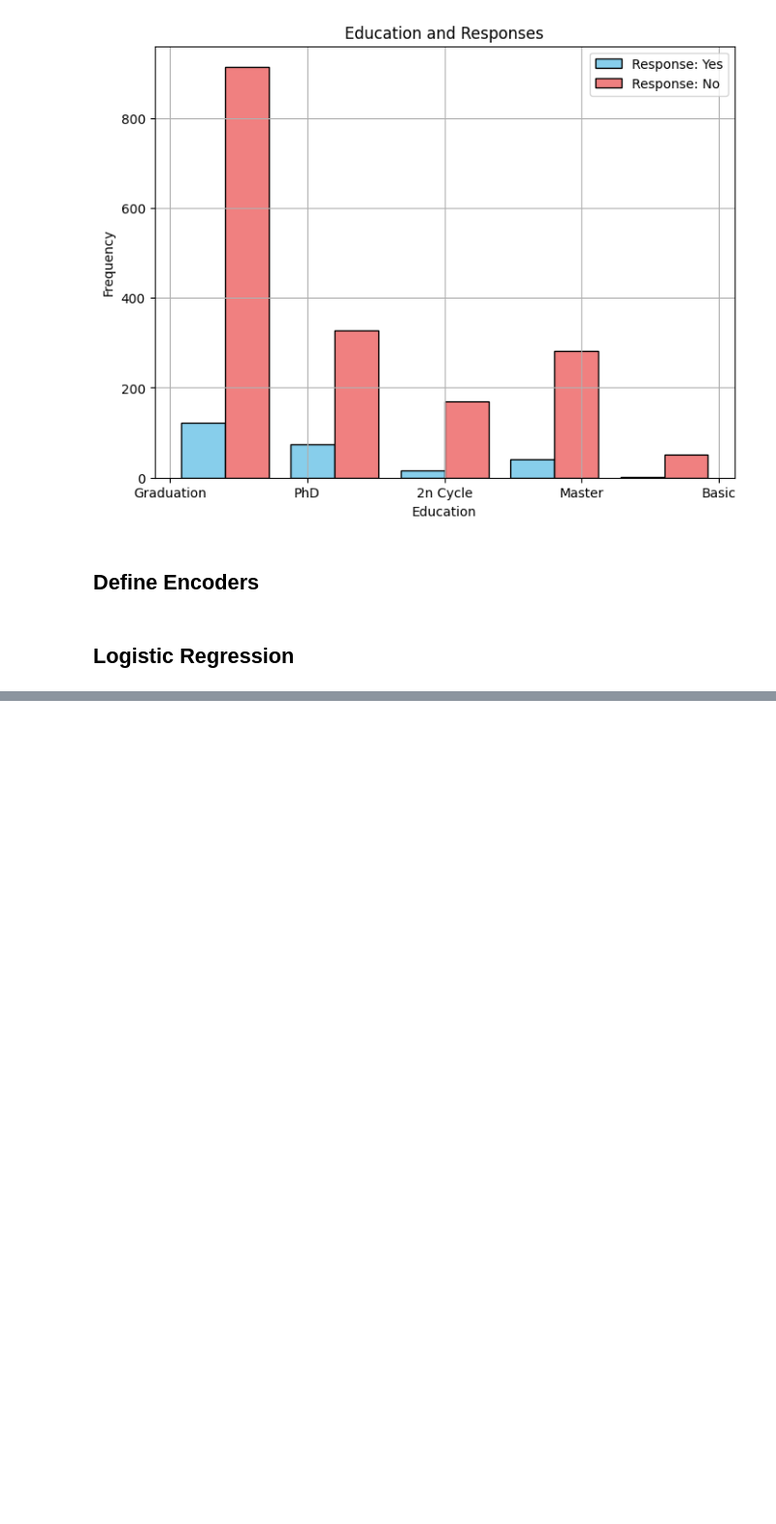
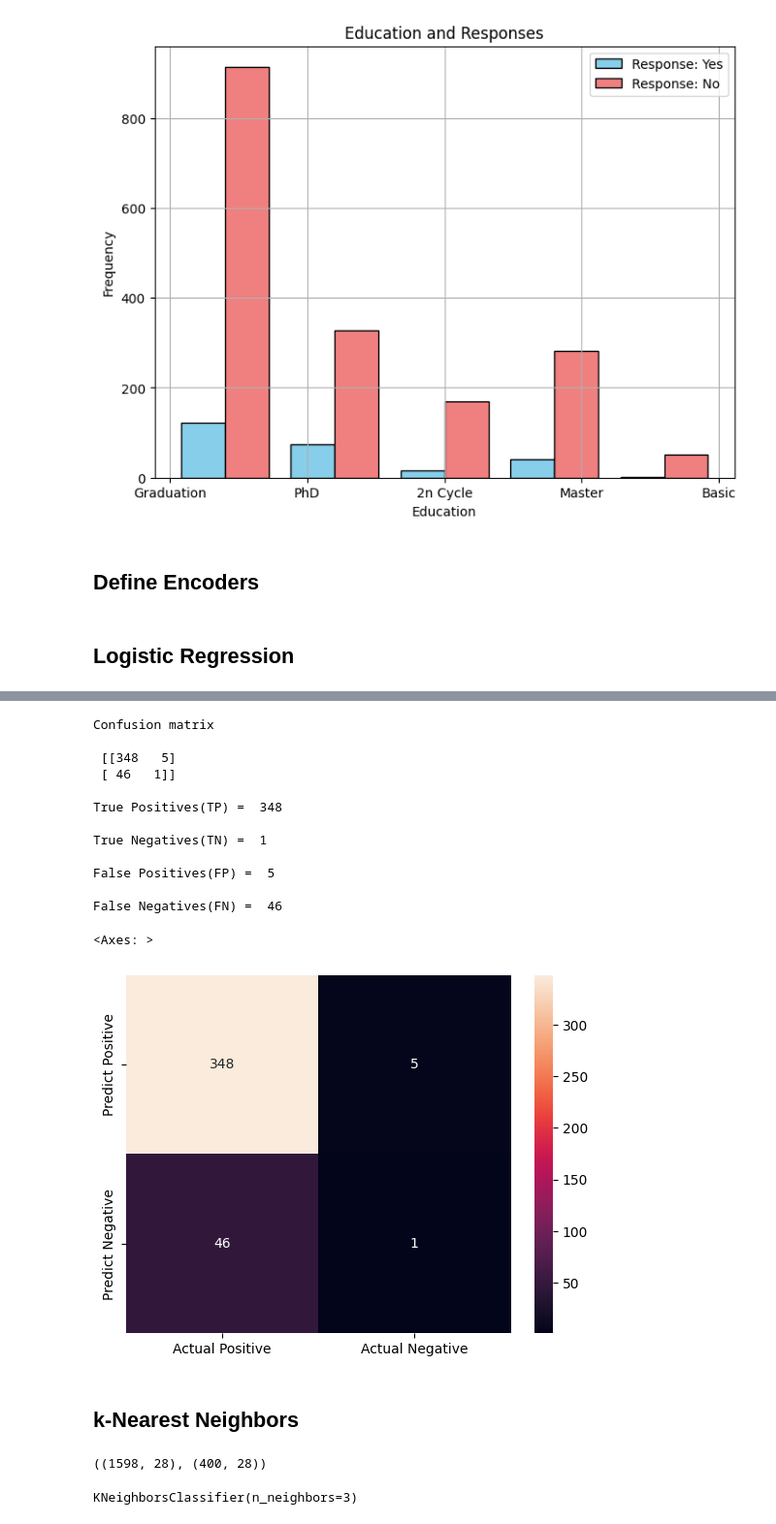
Before and after one commit to Ronan-Daliuag/Determining-Leads, a Jupyter notebook: Padrejuan.ipynb, the cells around one changed output, grey strips where cells are left out. Shown at 97% size. Cells and saved outputs as stored; diff of their text form; code cells hidden in the pictures; blank space fills up the shorter version.

```diff
--- a/Padrejuan.ipynb
+++ b/Padrejuan.ipynb
@@ -604,0 +721,2 @@ plt.show()
+# %%
+dt_pred = dt.predict(X_test)
@@ -604,0 +768,39 @@ plt.show()
+# %%
+dt_cm = confusion_matrix(y_test, dt_pred)
+
+print('Confusion matrix\n\n', dt_cm)
+
+print('\nTrue Positives(TP) = ', dt_cm[0,0])
+
+print('\nTrue Negatives(TN) = ', dt_cm[1,1])
+
+print('\nFalse Positives(FP) = ', dt_cm[0,1])
+
+print('\nFalse Negatives(FN) = ', dt_cm[1,0])
+
+cm_matrix = pd.DataFrame(data=dt_cm, columns=['Actual Positive', 'Actual Negative'],
+                                 index=['Predict Positive', 'Predict Negative'])
+
+sns.heatmap(cm_matrix, annot=True, fmt='d')
+# %% [output]
+Confusion matrix
+
+ [[348   5]
+ [ 46   1]]
+
+True Positives(TP) =  348
+
+True Negatives(TN) =  1
+
+False Positives(FP) =  5
+
+False Negatives(FN) =  46
+<Axes: >
+[figure, added]
+# %% [markdown]
+## k-Nearest Neighbors
+# %%
+X_train, X_test, y_train, y_test = train_test_split(X, y, test_size = 0.2, random_state = 0)
+X_train.shape, X_test.shape
+# %% [output]
+((1598, 28), (400, 28))
@@ -604,0 +810,7 @@ plt.show()
+# %%
+from sklearn.neighbors import KNeighborsClassifier
+
+knn = KNeighborsClassifier(n_neighbors=3)
+knn.fit(X_train, y_train)
+# %% [output]
+KNeighborsClassifier(n_neighbors=3)
```
Also changed, not shown: parts of 46 cells of this notebook, 3 other files.
